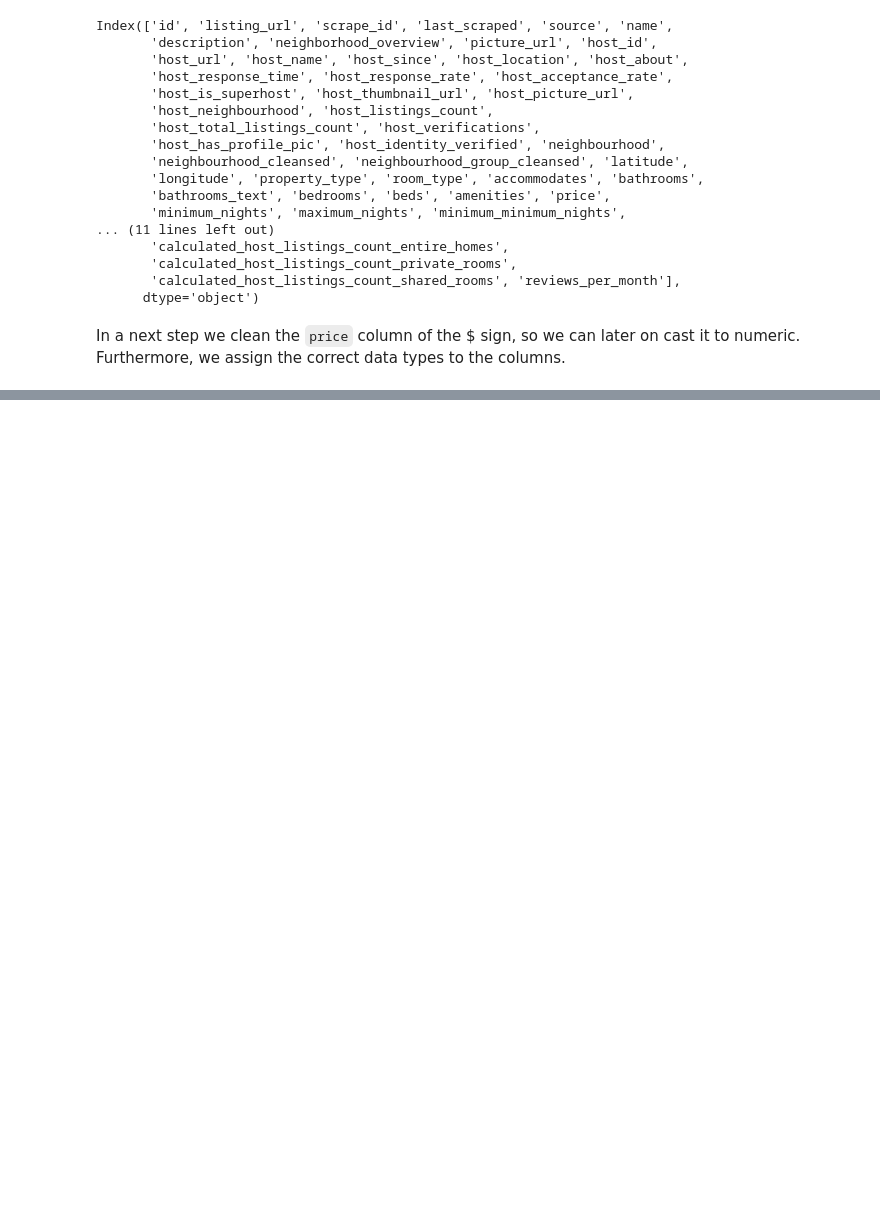
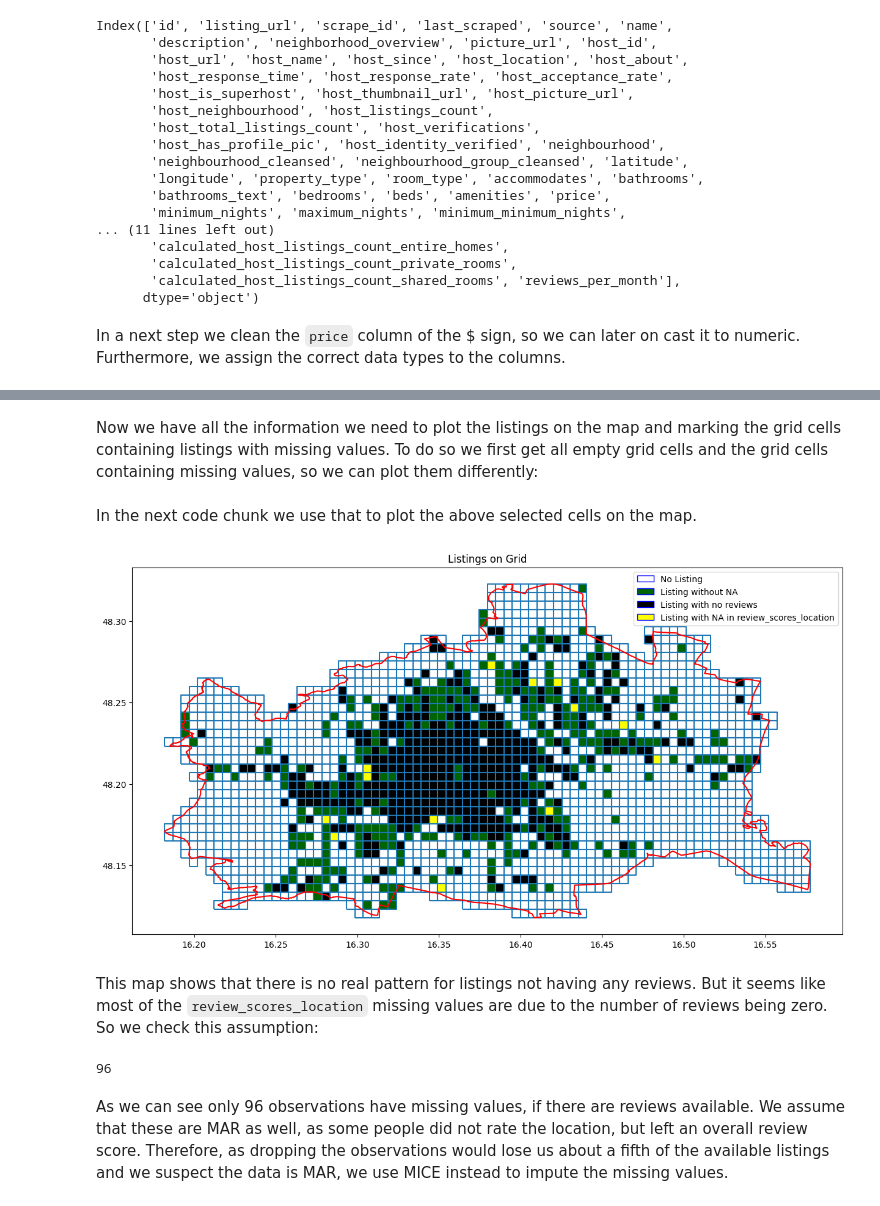
Before and after one commit to EderChri/DOPP, a Jupyter notebook: Group_17.ipynb, the cells around one changed output, grey strips where cells are left out. Saved outputs shown, nothing was run; the diff lists cells and outputs as text; code cells hidden in the pictures; blank space fills up the shorter version.

```diff
--- a/Group_17.ipynb
+++ b/Group_17.ipynb
@@ -114,0 +238,48 @@ listings_cleaned['price_per_person'] = listings_cleaned['price']/listings_cleane
+# %% [markdown]
+Now we have all the information we need to plot the listings on the map and marking the grid cells containing listings with missing values. To do so we first get all empty grid cells and the grid cells containing missing values, so we can plot them differently:
+# %%
+empty_sq = []
+missing_review_sq = []
+missing_loc_review_sq = []
+grid_id_list = list(grid_listings['grid_id'])
+grid_missing_review_id_list = list(grid_listings[grid_listings['number_of_reviews'] == 0]['grid_id'])
+grid_missing_loc_review_id_list = list(grid_listings[grid_listings['review_scores_location'].isna()]['grid_id'])
+for idx, sq in enumerate(grid):
+    if idx not in grid_id_list:
+        empty_sq.append(sq)
+    if idx in grid_missing_review_id_list:
+        missing_review_sq.append(sq)
+    if idx in grid_missing_loc_review_id_list:
+        missing_loc_review_sq.append(sq)
+# %% [markdown]
+In the next code chunk we use that to plot the above selected cells on the map.
+# %%
+legend_elements = [Patch(facecolor='white', edgecolor='b',
+                         label='No Listing'),
+                   Patch(facecolor='darkgreen', edgecolor='b',
+                         label='Listing without NA'),
+                   Patch(facecolor='black', edgecolor='b',
+                         label='Listing with no reviews'),
+                   Patch(facecolor='yellow', edgecolor='b',
+                         label='Listing with NA in review_scores_location')]
+# %%
+plot_grid = list(set(grid) - set(empty_sq))
+fig, ax = plt.subplots(figsize=(15, 15))
+gpd.GeoSeries(empty_sq).boundary.plot(ax=ax)
+gpd.GeoSeries(plot_grid).boundary.plot(ax=ax, facecolor="darkgreen")
+gpd.GeoSeries(missing_loc_review_sq).boundary.plot(ax=ax, facecolor="yellow")
+gpd.GeoSeries(missing_review_sq).boundary.plot(ax=ax, facecolor="black")
+gpd.GeoSeries([geom]).boundary.plot(ax=ax, color="red")
+ax.legend(handles=legend_elements)
+plt.title("Listings on Grid")
+plt.show()
+# %% [output]
+[figure, added]
+# %% [markdown]
+This map shows that there is no real pattern for listings not having any reviews. But it seems like most of the `review_scores_location` missing values are due to the number of reviews being zero. So we check this assumption:
+# %%
+len(grid_listings[(grid_listings['number_of_reviews']!=0) & (grid_listings['review_scores_location'].isna())])
+# %% [output]
+96
+# %% [markdown]
+As we can see only 96 observations have missing values, if there are reviews available. We assume that these are MAR as well, as some people did not rate the location, but left an overall review score. Therefore, as dropping the observations would lose us about a fifth of the available listings and we suspect the data is MAR, we use MICE instead to impute the missing values.
```
Also changed, not shown: parts of 28 cells of this notebook.
